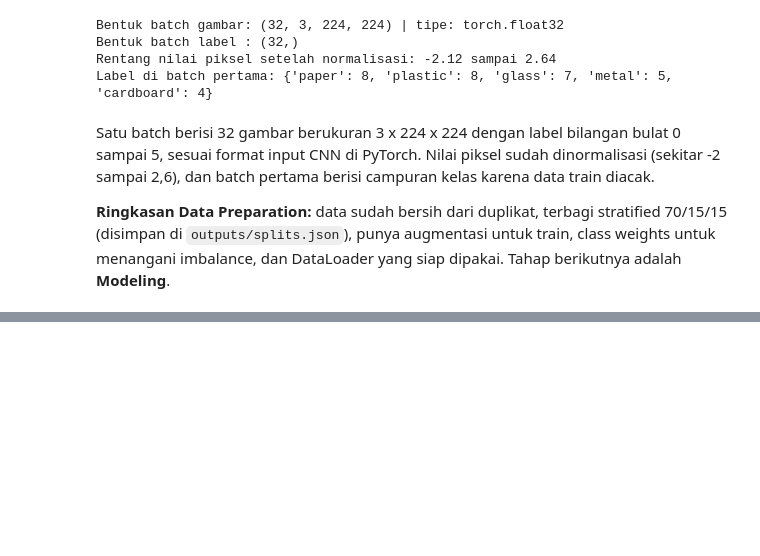
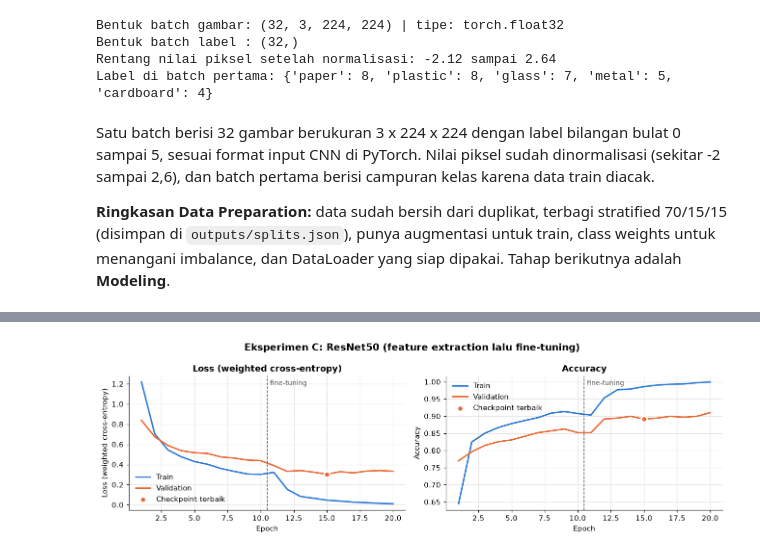
Before and after one commit to frgwnabim/DA-Garbage_Classification, a Jupyter notebook: notebook.ipynb, the cells around one changed output, grey strips where cells are left out. Cells and saved outputs as stored; diff of their text form; code cells hidden in the pictures; blank space fills up the shorter version.

```diff
--- a/notebook.ipynb
+++ b/notebook.ipynb
@@ -391,0 +591,21 @@ Satu batch berisi 32 gambar berukuran 3 x 224 x 224 dengan label bilangan bulat
+# %%
+set_seed(SEED)
+model_c = build_resnet50(num_classes=len(classes)).to(device)
+ckpt_c = CKPT_DIR / "c_resnet50.pt"
+torch.cuda.reset_peak_memory_stats()
+
+# Tahap 1: feature extraction
+freeze_backbone(model_c)
+show_params(model_c, "ResNet50 tahap 1")
+optimizer, scheduler = make_optimizer(model_c, lr=1e-3)
+hist_c1, best_c = fit(model_c, loaders, criterion, optimizer, scheduler, device, epochs=10,
+                      checkpoint_path=ckpt_c, patience=5, stage="feature_extraction")
+
+# Tahap 2: fine-tuning layer4
+unfreeze_last_blocks(model_c, n_blocks=1)
+show_params(model_c, "ResNet50 tahap 2")
+optimizer, scheduler = make_optimizer(model_c, lr=1e-4)
+hist_c2, _ = fit(model_c, loaders, criterion, optimizer, scheduler, device, epochs=20,
+                 checkpoint_path=ckpt_c, patience=5, stage="fine_tuning", best_val_loss=best_c)
+
+finish_experiment("C", "ResNet50", model_c, hist_c1 + hist_c2, torch.cuda.max_memory_allocated() / 1024**3)
@@ -391,0 +630,4 @@ Satu batch berisi 32 gambar berukuran 3 x 224 x 224 dengan label bilangan bulat
+# %%
+plot_history(hist_c1 + hist_c2, "Eksperimen C: ResNet50 (feature extraction lalu fine-tuning)")
+# %% [output]
+[figure, added]
```
Also changed, not shown: parts of 21 cells of this notebook, 4 other files.
